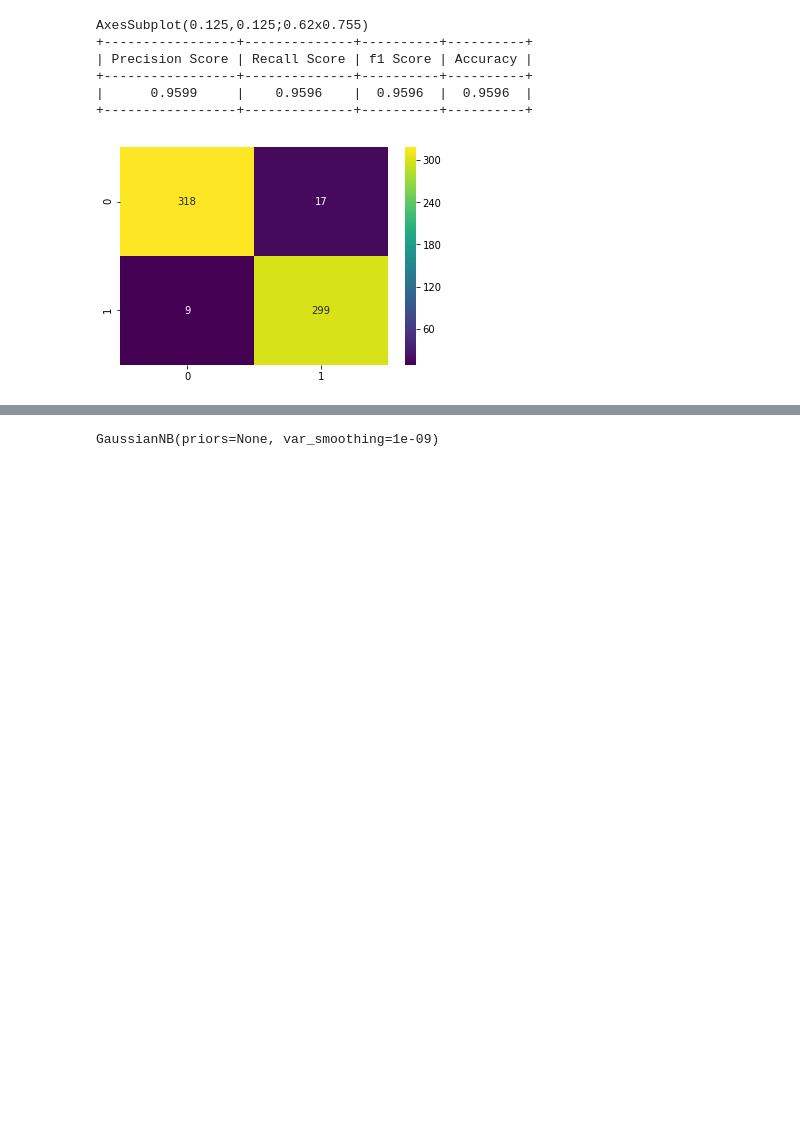
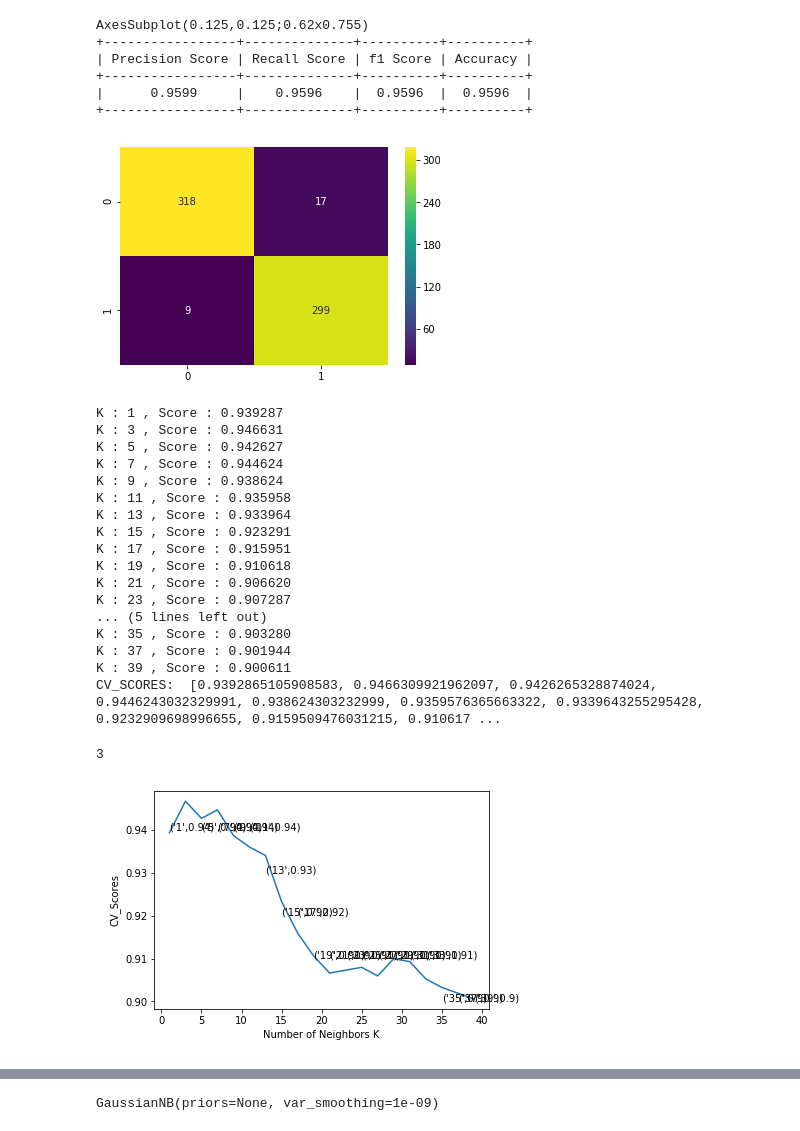
Before and after one commit to prabhnoor0212/malicious-website-detection, a Jupyter notebook: ML_WORKING.ipynb, the cells around one changed output, grey strips where cells are left out. Cells and saved outputs as stored; diff of their text form; code cells hidden in the pictures; blank space fills up the shorter version.

```diff
--- a/ML_WORKING.ipynb
+++ b/ML_WORKING.ipynb
@@ -282,0 +286,24 @@ AxesSubplot(0.125,0.125;0.62x0.755)
+# %%
+X_train, X_test, y_train, y_test = train_test_split(hybrid_X, y, test_size=0.30, random_state=0)
+cv_scores = knn_kfold_validation(neighbours, X_train, y_train)
+optimal_k_plot(neighbours,cv_scores)
+# %% [output]
+K : 1 , Score : 0.939287
+K : 3 , Score : 0.946631
+K : 5 , Score : 0.942627
+K : 7 , Score : 0.944624
+K : 9 , Score : 0.938624
+K : 11 , Score : 0.935958
+K : 13 , Score : 0.933964
+K : 15 , Score : 0.923291
+K : 17 , Score : 0.915951
+K : 19 , Score : 0.910618
+K : 21 , Score : 0.906620
+K : 23 , Score : 0.907287
+... (5 lines left out)
+K : 35 , Score : 0.903280
+K : 37 , Score : 0.901944
+K : 39 , Score : 0.900611
+CV_SCORES:  [0.9392865105908583, 0.9466309921962097, 0.9426265328874024, 0.9446243032329991, 0.938624303232999, 0.9359576365663322, 0.9339643255295428, 0.9232909698996655, 0.9159509476031215, 0.910617 ...
+3
+[figure, added]
```
Also changed, not shown: parts of 33 cells of this notebook.
